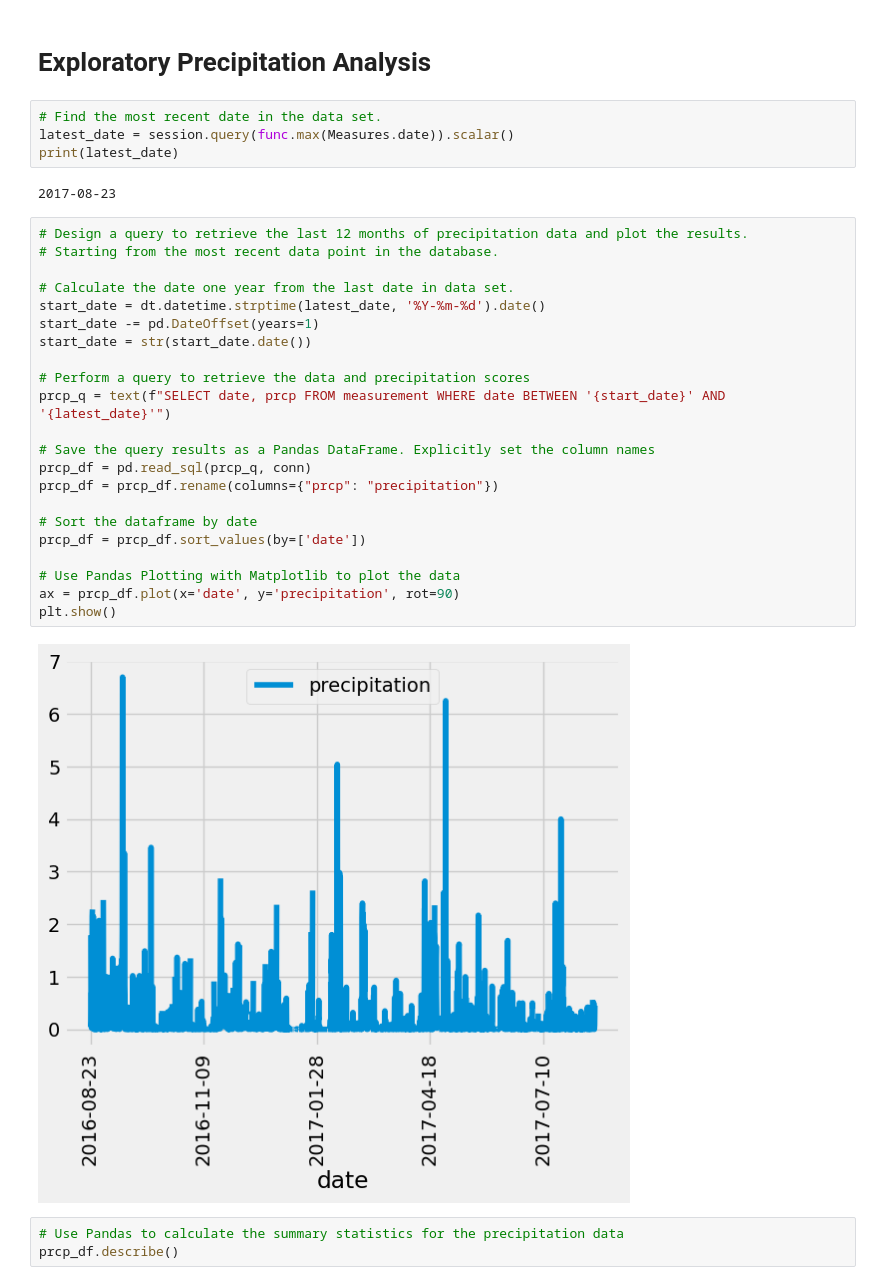
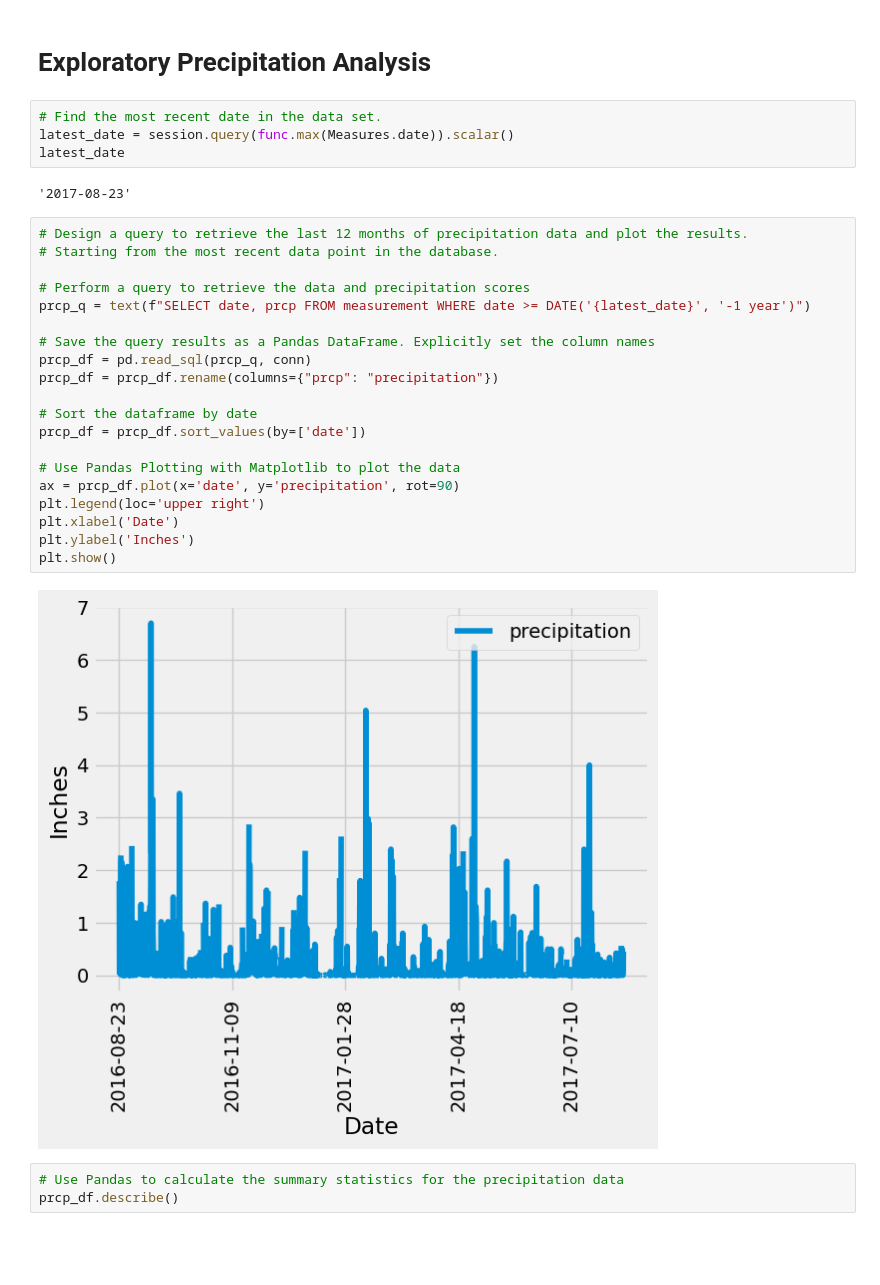
Before and after one commit to SpendleyT/sqlalchemy-challenge, a Jupyter notebook: climate_starter.ipynb, the cells around one changed output. Drawn from its saved outputs; the diff is of its cells as text; blank space fills up the shorter version.

```diff
--- a/climate_starter.ipynb
+++ b/climate_starter.ipynb
@@ -63,33 +63,31 @@ tobs
 # %%
 # Find the most recent date in the data set.
 latest_date = session.query(func.max(Measures.date)).scalar()
-print(latest_date)
+latest_date
 # %% [output]
-2017-08-23
+'2017-08-23'
 # %%
 # Design a query to retrieve the last 12 months of precipitation data and plot the results.
 # Starting from the most recent data point in the database.
 
-# Calculate the date one year from the last date in data set.
-start_date = dt.datetime.strptime(latest_date, '%Y-%m-%d').date()
-start_date -= pd.DateOffset(years=1)
-start_date = str(start_date.date())
-
 # Perform a query to retrieve the data and precipitation scores
-prcp_q = text(f"SELECT date, prcp FROM measurement WHERE date BETWEEN '{start_date}' AND '{latest_date}'")
+prcp_q = text(f"SELECT date, prcp FROM measurement WHERE date >= DATE('{latest_date}', '-1 year')")
 
 # Save the query results as a Pandas DataFrame. Explicitly set the column names
 prcp_df = pd.read_sql(prcp_q, conn)
 prcp_df = prcp_df.rename(columns={"prcp": "precipitation"})
 
 # Sort the dataframe by date
 prcp_df = prcp_df.sort_values(by=['date'])
 
 # Use Pandas Plotting with Matplotlib to plot the data
 ax = prcp_df.plot(x='date', y='precipitation', rot=90)
+plt.legend(loc='upper right')
+plt.xlabel('Date')
+plt.ylabel('Inches')
 plt.show()
 # %% [output]
-[figure, old version]
+[figure, new version]
 # %%
 # Use Pandas to calculate the summary statistics for the precipitation data
 prcp_df.describe()
```
Also changed, not shown: parts of 1 cell of this notebook, 1 other file.
